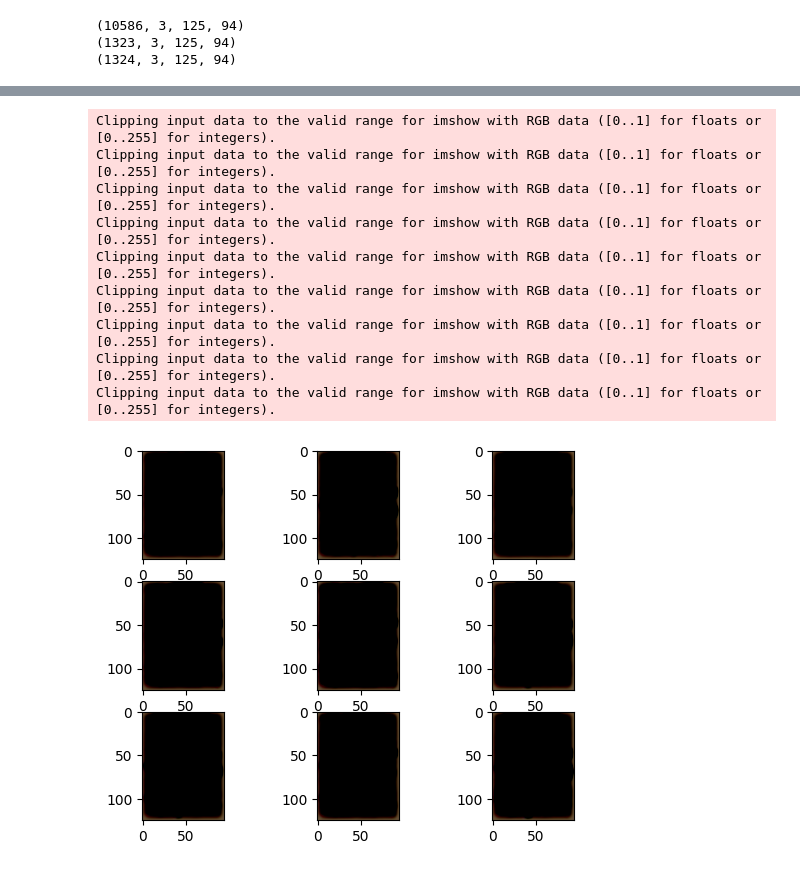
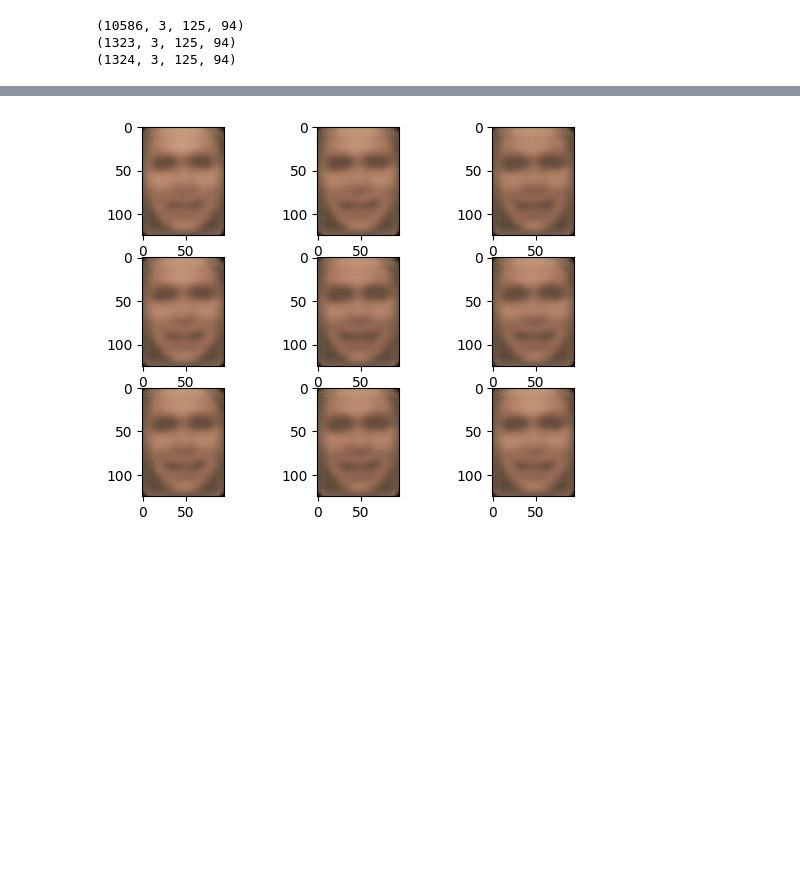
Before and after one commit to rwbakerUMASS/682-Final-Project, a Jupyter notebook: run_model.ipynb, the cells around one changed output, grey strips where cells are left out. Cells and saved outputs as stored; diff of their text form; code cells hidden in the pictures; blank space fills up the shorter version.

```diff
--- a/run_model.ipynb
+++ b/run_model.ipynb
@@ -73,23 +94,14 @@ Clipping input data to the valid range for imshow with RGB data ([0..1] for floa
 # %%
 encoder = model.encoder
 decoder = model.decoder
 with torch.no_grad():
-    randomData = torch.Tensor(np.random.normal(0,1,(9,64)))
+    randomData = torch.Tensor(np.random.normal(0,1,(9,20)))
     scores = model.decoder(randomData.to(device))
 f = plt.figure()
 for i in range(9):
     f.add_subplot(3,3,i+1)
     plt.imshow(scores[i].squeeze(0).to('cpu').permute(1, 2, 0))
 # %% [output]
-Clipping input data to the valid range for imshow with RGB data ([0..1] for floats or [0..255] for integers).
-Clipping input data to the valid range for imshow with RGB data ([0..1] for floats or [0..255] for integers).
-Clipping input data to the valid range for imshow with RGB data ([0..1] for floats or [0..255] for integers).
-Clipping input data to the valid range for imshow with RGB data ([0..1] for floats or [0..255] for integers).
-Clipping input data to the valid range for imshow with RGB data ([0..1] for floats or [0..255] for integers).
-Clipping input data to the valid range for imshow with RGB data ([0..1] for floats or [0..255] for integers).
-Clipping input data to the valid range for imshow with RGB data ([0..1] for floats or [0..255] for integers).
-Clipping input data to the valid range for imshow with RGB data ([0..1] for floats or [0..255] for integers).
-Clipping input data to the valid range for imshow with RGB data ([0..1] for floats or [0..255] for integers).
-[figure, old version]
+[figure, new version]
 # %%
 encoder = model.encoder
```
Also changed, not shown: parts of 4 cells of this notebook, 16 other files.
